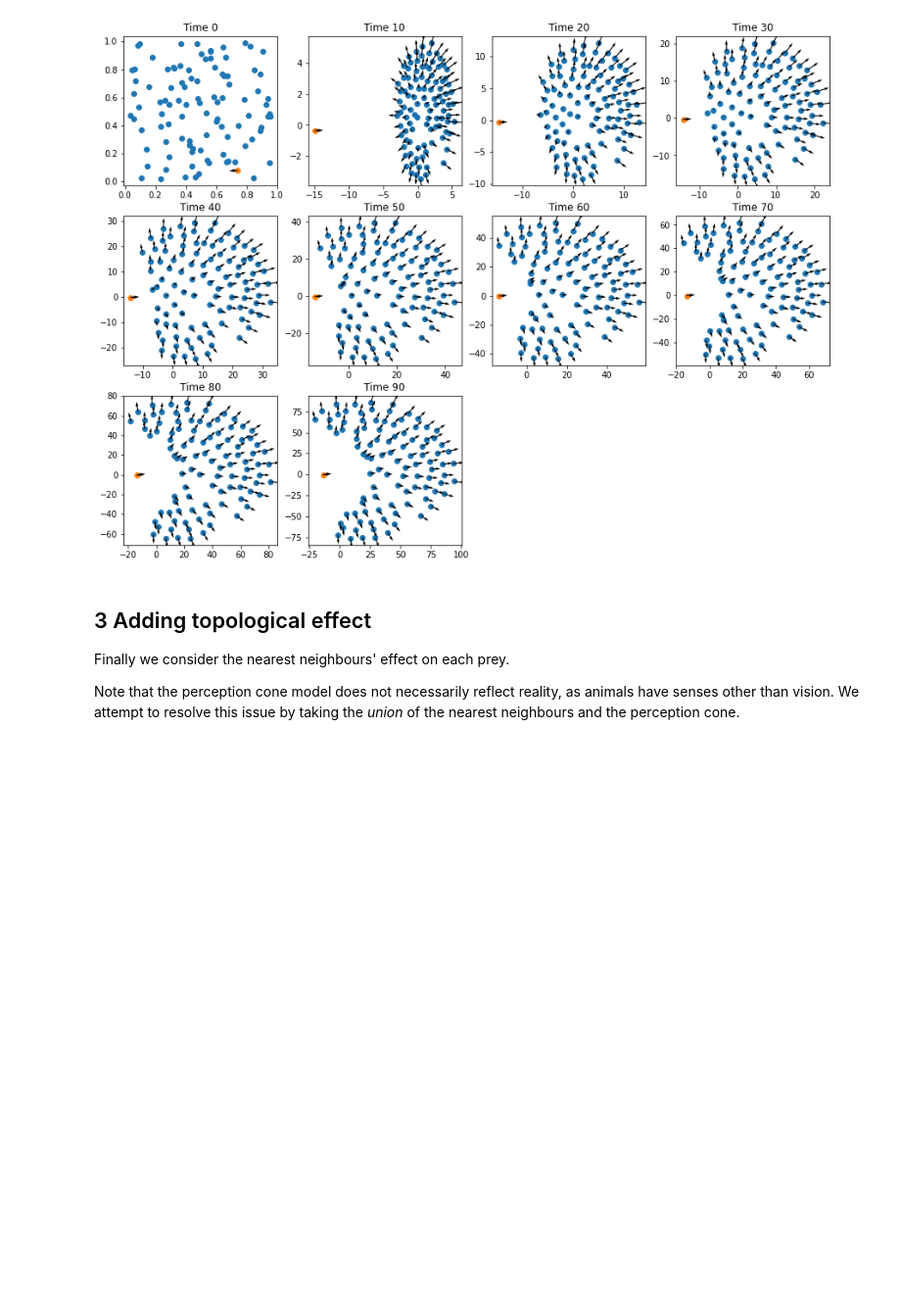
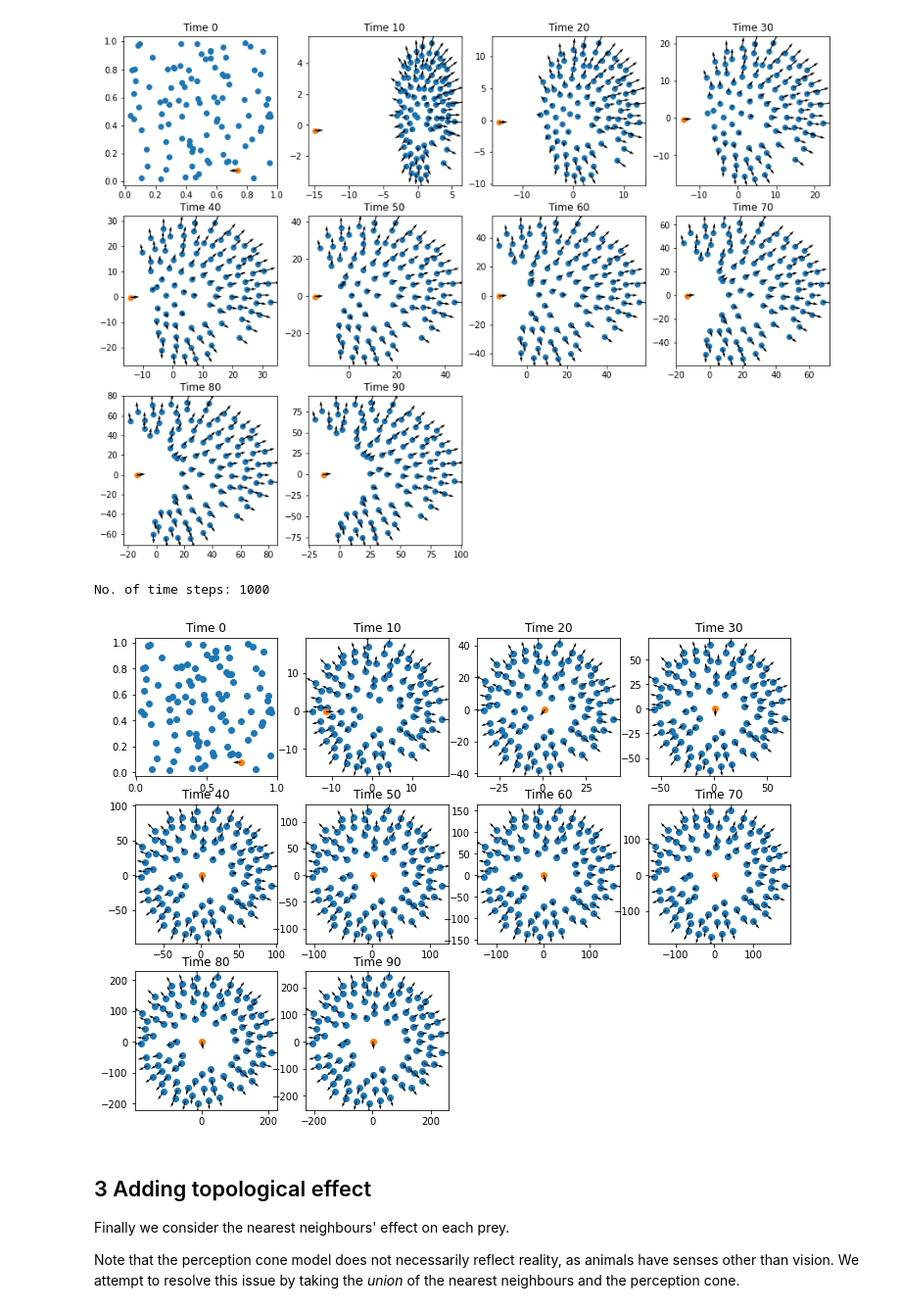
Before and after one commit to isomorphicdude/Summer2022UROP, a Jupyter notebook: improvements.ipynb, the cells around one changed output. Shown at 98% size. Saved outputs shown, nothing was run; the diff lists cells and outputs as text; code cells hidden in the pictures; blank space fills up the shorter version.

Commit message:
add stable ring for perception cone

```diff
--- a/improvements.ipynb
+++ b/improvements.ipynb
@@ -196,6 +196,37 @@ No. of time steps: 1000
 multiPlot(case4, axis_lim = None, second_order = True, quiver=True)
 # %% [output]
 [figure]
+# %%
+# a stable ring
+
+N = 100
+
+case4_test  = computeSoln(func=model3,
+    params={'no. of prey': N,
+    'kappa for prey': 0.5,
+    'attraction of prey a': 0,
+    'repulsion of prey b_1': 1,
+    'repulsion of pred b_2': 0.5,
+    'p1 spotted': 0.8,
+    'p2 not spotted':0.4,
+    'angle_prey': np.cos(np.pi / 3),
+    'angle_pred': np.cos(np.pi / 2.5),
+    'attraction of pred c': 10,
+    'exponent of dist pred p': 3},
+    steps=1000,
+    times=(0,100),
+    second_order=False,
+    init_sty='random',
+    method='rk4',
+    return_vel=True,
+    sample_points=[i*10  for i in range(10)]
+    )
+# %% [output]
+No. of time steps: 1000
+# %%
+multiPlot(case4_test, axis_lim = None, second_order = True, quiver=True)
+# %% [output]
+[figure, added]
 # %% [markdown]
 ## 3 Adding topological effect
 
```
